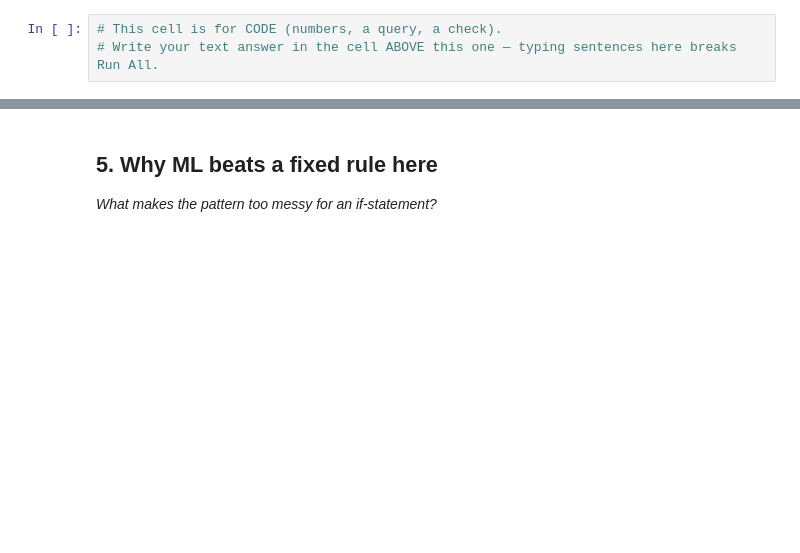
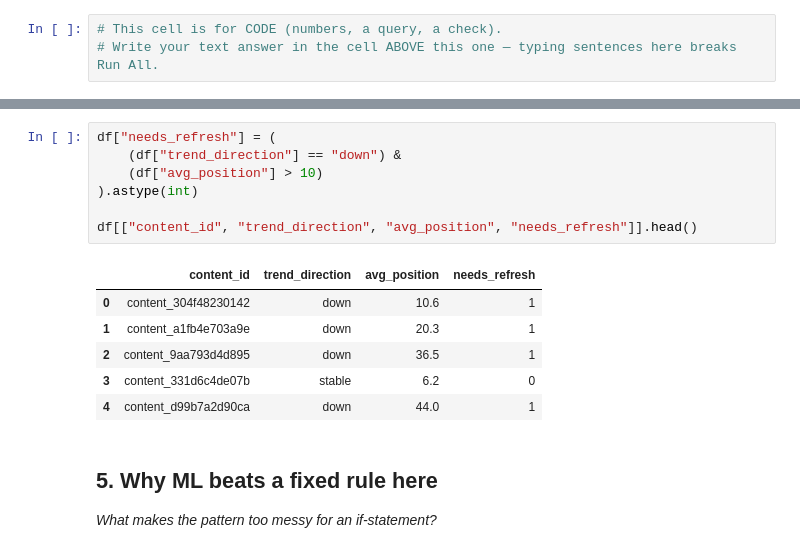
Before and after one commit to Asiya-Akhtar/flyrank-ml, a Jupyter notebook: work/notebooks/w02_ml_task_framing.ipynb, the cells around one changed output, grey strips where cells are left out. Cells and saved outputs as stored; diff of their text form; blank space fills up the shorter version.

```diff
--- a/work/notebooks/w02_ml_task_framing.ipynb
+++ b/work/notebooks/w02_ml_task_framing.ipynb
@@ -44,3 +120,17 @@ FileNotFoundError: [Errno 2] No such file or directory: 'data/raw/content_refres
+# %%
+df["needs_refresh"] = (
+    (df["trend_direction"] == "down") &
+    (df["avg_position"] > 10)
+).astype(int)
+
+df[["content_id", "trend_direction", "avg_position", "needs_refresh"]].head()
+# %% [output]
+|  | content_id | trend_direction | avg_position | needs_refresh |
+| 0 | content_304f48230142 | down | 10.6 | 1 |
+| 1 | content_a1fb4e703a9e | down | 20.3 | 1 |
+| 2 | content_9aa793d4d895 | down | 36.5 | 1 |
+| 3 | content_331d6c4de07b | stable | 6.2 | 0 |
+| 4 | content_d99b7a2d90ca | down | 44.0 | 1 |
 # %% [markdown]
 ## 5. Why ML beats a fixed rule here
 
```
Also changed, not shown: parts of 10 cells of this notebook.
